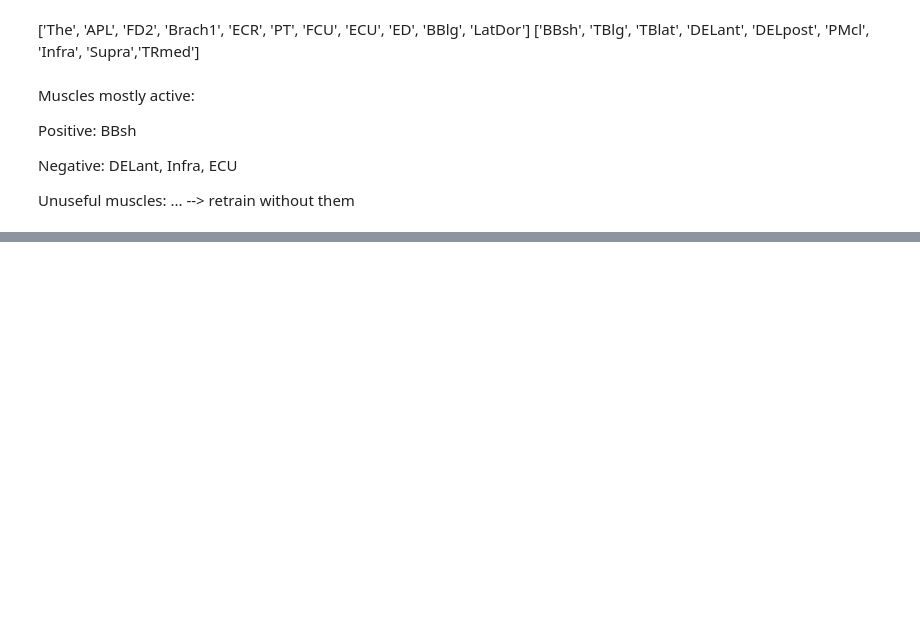
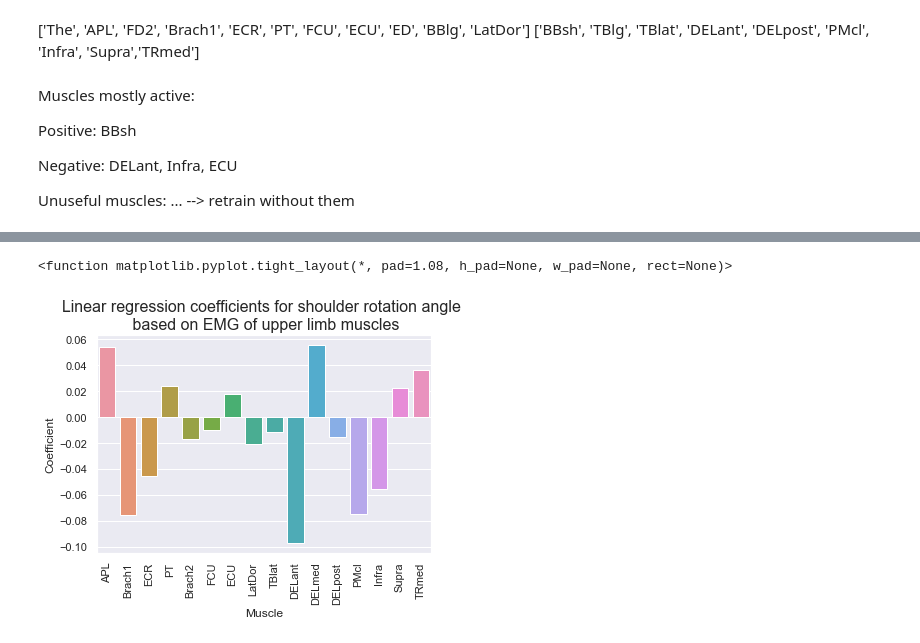
Before and after one commit to davidcian/motion-tracking-triggered-ees, a Jupyter notebook: EMG_analysis/Mapping/EMG - linear reg.ipynb, the cells around one changed output, grey strips where cells are left out. Cells and saved outputs as stored; diff of their text form; code cells hidden in the pictures; blank space fills up the shorter version.

```diff
--- a/EMG_analysis/Mapping/EMG - linear reg.ipynb
+++ b/EMG_analysis/Mapping/EMG - linear reg.ipynb
@@ -880,0 +956,8 @@ Unuseful muscles:
+# %%
+data2 = pd.DataFrame(data={'Muscle': ['APL', 'Brach1', 'ECR', 'PT', 'Brach2', 'FCU', 'ECU', 'LatDor','TBlat', 'DELant', 'DELmed', 'DELpost', 'PMcl', 'Infra', 'Supra', 'TRmed'],
+        'Contraction': [reg_angle2.coef_[:,0][0], reg_angle2.coef_[:,0][1],reg_angle2.coef_[:,0][2],reg_angle2.coef_[:,0][3],
+        reg_angle2.coef_[:,0][4],reg_angle2.coef_[:,0][5],reg_angle2.coef_[:,0][6],reg_angle2.coef_[:,0][7],
+        reg_angle2.coef_[:,0][8],reg_angle2.coef_[:,0][9],reg_angle2.coef_[:,0][10],reg_angle2.coef_[:,0][11],
+        reg_angle2.coef_[:,0][12],reg_angle2.coef_[:,0][13],reg_angle2.coef_[:,0][14],reg_angle2.coef_[:,0][15]]})
+
+data2
@@ -880,0 +982,11 @@ Unuseful muscles:
+# %%
+sns.color_palette('dark')
+
+plt.xticks(rotation=90)
+sns.barplot(x='Muscle', y='Contraction',data=data2)
+plt.ylabel('Coefficient')
+plt.title('Linear regression coefficients for shoulder rotation angle \n based on EMG of upper limb muscles', fontsize=16)
+plt.tight_layout
+# %% [output]
+<function matplotlib.pyplot.tight_layout(*, pad=1.08, h_pad=None, w_pad=None, rect=None)>
+[figure, added]
```
Also changed, not shown: parts of 10 cells of this notebook.
